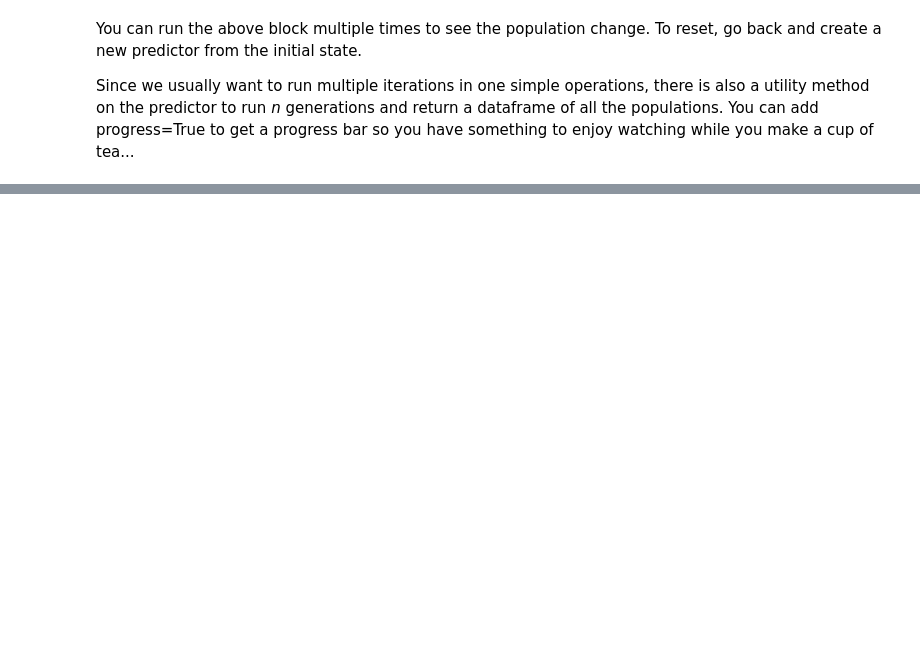
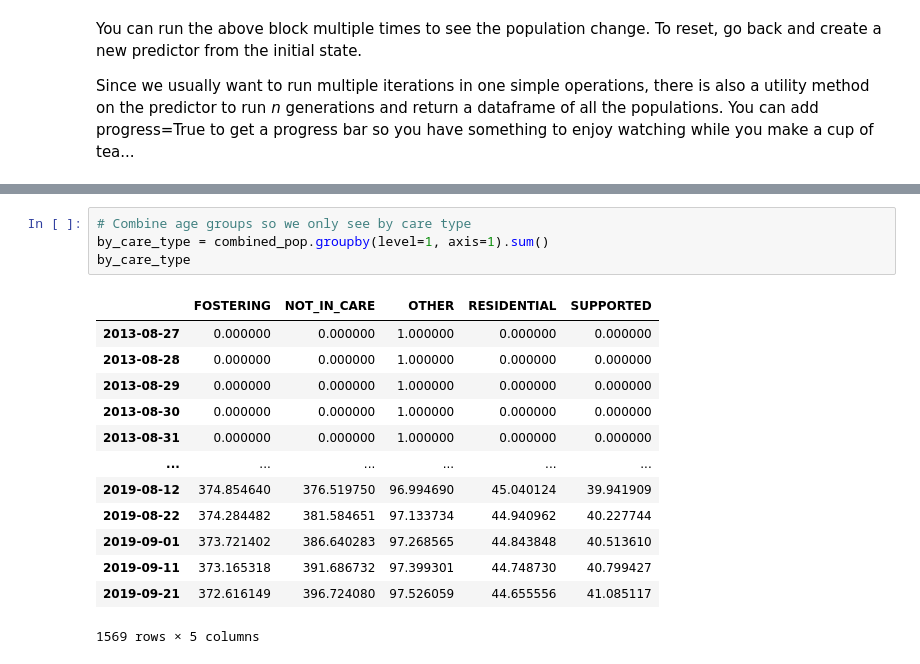
Before and after one commit to data-to-insight/cs-demand-model, a Jupyter notebook: docs/predict.ipynb, the cells around one changed output, grey strips where cells are left out. Saved outputs shown, nothing was run; the diff lists cells and outputs as text; blank space fills up the shorter version.

```diff
--- a/docs/predict.ipynb
+++ b/docs/predict.ipynb
@@ -183 +178,19 @@ combined_pop.columns = pd.MultiIndex.from_tuples(combined_pop.columns)
+# %%
+# Combine age groups so we only see by care type
+by_care_type = combined_pop.groupby(level=1, axis=1).sum()
+by_care_type
+# %% [output]
+|  | FOSTERING | NOT_IN_CARE | OTHER | RESIDENTIAL | SUPPORTED |
+| 2013-08-27 | 0.000000 | 0.000000 | 1.000000 | 0.000000 | 0.000000 |
+| 2013-08-28 | 0.000000 | 0.000000 | 1.000000 | 0.000000 | 0.000000 |
+| 2013-08-29 | 0.000000 | 0.000000 | 1.000000 | 0.000000 | 0.000000 |
+| 2013-08-30 | 0.000000 | 0.000000 | 1.000000 | 0.000000 | 0.000000 |
+| 2013-08-31 | 0.000000 | 0.000000 | 1.000000 | 0.000000 | 0.000000 |
+| ... | ... | ... | ... | ... | ... |
+| 2019-08-12 | 374.854640 | 376.519750 | 96.994690 | 45.040124 | 39.941909 |
+| 2019-08-22 | 374.284482 | 381.584651 | 97.133734 | 44.940962 | 40.227744 |
+| 2019-09-01 | 373.721402 | 386.640283 | 97.268565 | 44.843848 | 40.513610 |
+| 2019-09-11 | 373.165318 | 391.686732 | 97.399301 | 44.748730 | 40.799427 |
+| 2019-09-21 | 372.616149 | 396.724080 | 97.526059 | 44.655556 | 41.085117 |
+1569 rows × 5 columns
 # %%
```
Also changed, not shown: parts of 7 cells of this notebook, 6 other files.
